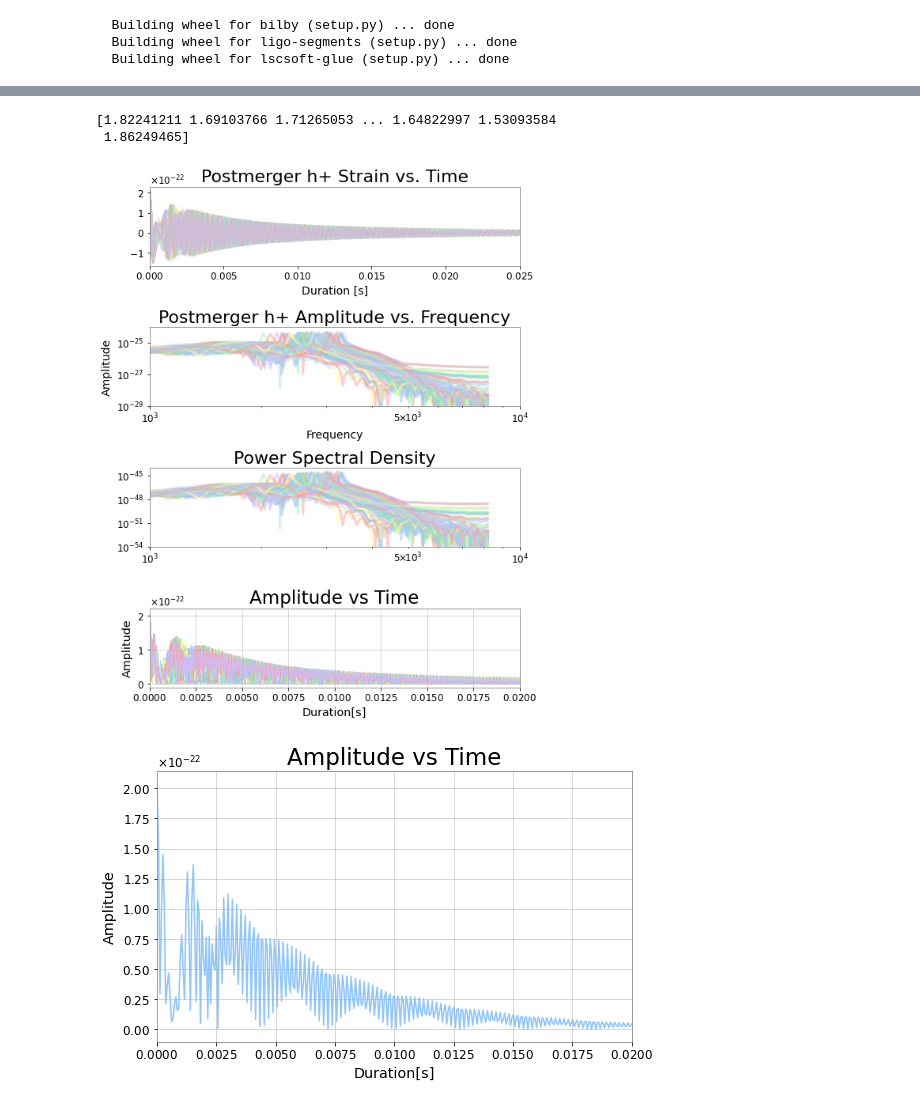
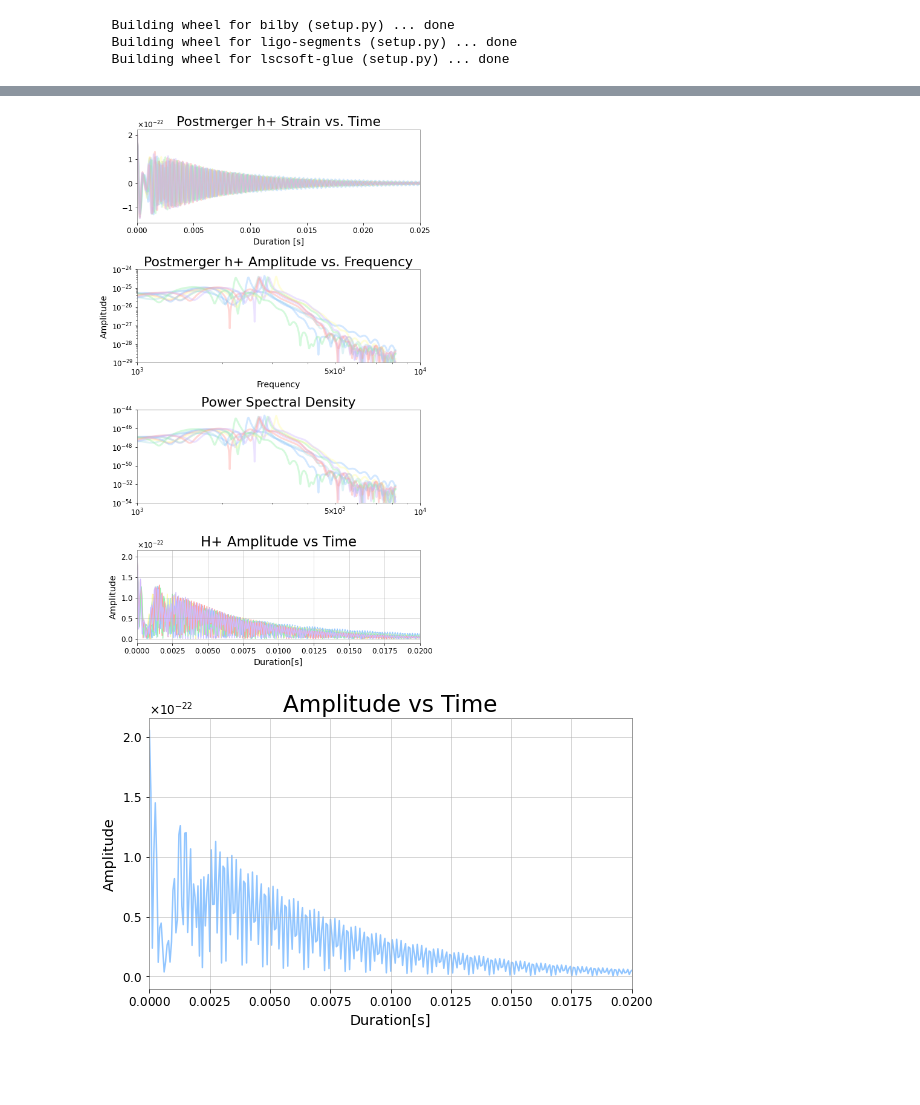
Before and after one commit to sherelene/bns_gw_gen, a Jupyter notebook: GW170817.ipynb, the cells around one changed output, grey strips where cells are left out. Drawn from its saved outputs; the diff is of its cells as text; code cells hidden in the pictures; blank space fills up the shorter version.

```diff
--- a/GW170817.ipynb
+++ b/GW170817.ipynb
@@ -29,4 +40,5 @@ Mounted at /content/drive/
 # %%
+#time of GW170817
 time_of_event = 1187008882.4
 
 post_trigger_duration =4
@@ -35,7 +47,8 @@ analysis_start = time_of_event + post_trigger_duration - duration
 
 # Use gwpy to fetch the open data
 H1_analysis_data = TimeSeries.fetch_open_data(
-    "H1", analysis_start, analysis_start + duration, sample_rate=4096*4, cache=True)
+    "H1", analysis_start, analysis_start + duration, sample_rate=4096*4,
+    cache=True)
 
 t = H1_analysis_data.times
 strain = H1_analysis_data.value
@@ -43,12 +56,12 @@ strain = H1_analysis_data.value
 # set the data properties coherently
 seglen = 8           # duration of the segment [s]
 srate  = 4096*4        # sampling rate [Hz]
-t_gps  = 0 # central value of GPS time
+t_gps  = 0 # central value of time
 f_max  = 1024*4
 f_min  = 20
 
-series = Series('time', strain, seglen=seglen, srate=srate, t_gps=t_gps, f_min=f_min, f_max=f_max)
-
+series = Series('time', strain, seglen=seglen, srate=srate, t_gps=t_gps,
+                f_min=f_min, f_max=f_max)
 
 from bajes.obs.gw import Waveform
 
@@ -74,26 +87,21 @@ ind = pnames.index('m1_detector_frame_Msun')
 
 m1_samples = np.array([samp[ind] for samp in posterior_samples[()]])
 
-print(m1_samples)
-
 #reading in mass 2 samples
 
 ind = pnames.index('m2_detector_frame_Msun')
 
 m2_samples = np.array([samp[ind] for samp in posterior_samples[()]])
 
-#Defining and printing lambda1 parameter
+#Defining lambda1 parameter
 
 ind = pnames.index('lambda1')
 
 lambda1_samples = np.array([samp[ind] for samp in posterior_samples[()]])
 
 
-#defining and printing lambda2 parameter
+#defining lambda2 parameter
 ind = pnames.index('lambda2')
 
 lambda2_samples = np.array([samp[ind] for samp in posterior_samples[()]])
-# %% [output]
-[1.82241211 1.69103766 1.71265053 ... 1.64822997 1.53093584
- 1.86249465]
 # %%
@@ -103,25 +112,22 @@ import pylab
 from pycbc import waveform
 from pycbc.types import TimeSeries as PTimeSeries, FrequencySeries
 # %%
-#using NRPM
+#GW170817 has array shape ~4000, chooses where in the array to start taking data
+arr_index = 2000
 
-#GW170817 has array shape ~4000, arr_index is choosing where in the array to start taking data
-arr_index = 105
 
 #declaration of variables for easy adjustment
 deltaT= 1./srate
-#c = "white"
-transparency = 0.5
+c = "white"
+transparency = 0.4
 lwidth= 3
-iterations= 100
+iterations= 10
 
-#make 3 subplots so all simulations could be grouped together
-#formatting all 3 subplots
+
+#make 4 subplots so all simulations could be grouped together
+#formatting all 4 subplots
 plt.style.use('seaborn-pastel')
-fig, (f1, f2, f3, f4) = plt.subplots(4, figsize=(8, 10))
-#f1.set_facecolor(c)
-#f2.set_facecolor(c)
-#f3.set_facecolor(c)
+fig, (f1, f2, f3, f4) = plt.subplots(4, figsize=(8, 13))
 
 #make simulations
 for num in range(iterations):
@@ -131,8 +137,9 @@ for num in range(iterations):
   lambda1= lambda1_samples[arr_index]
   lambda2= lambda2_samples[arr_index]
 #NRPM approx is fickle and does not work if lambda values are lower than 350
-#experimenting have found that sometimes it would work if a lambda1 = ~200 and lambda2 = >1000
-#however, for ease of use, I just set the values for both lambda values to be 350 or up
+#experimenting have found that sometimes it would work if a lambda1 = ~200 and
+#lambda2 = >1000 however, for ease of use, I just set the values for both lambda
+#values to be 350 or up
   while lambda1 <= 350.0 or lambda2 <=350.0:
     arr_index = arr_index + 1
     m1 = m1_samples[arr_index]
@@ -179,11 +186,12 @@ for num in range(iterations):
 
   f1.plot(series.times, hp, alpha= transparency, linewidth=3, label= None)
 
-  #makes plot of h+ amplitude vs frequency
-
-  #uses the pcybc way to get amp and freq by turning hp to a time series then a frequency series
+  #uses the pcybc way to get amp and freq by turning hp to a time series
+  #then a frequency series
   hp_ts = PTimeSeries(hp, delta_t=deltaT)
   hp_fs = hp_ts.to_frequencyseries(delta_f=0.125) #HP Frequency Series
+
+  #makes plot of h+ amplitude vs frequency
 
   f2.loglog(hp_fs.sample_frequencies, np.abs(hp_fs),
     lw=lwidth, alpha= transparency, label= None)
@@ -198,40 +206,45 @@ for num in range(iterations):
   f4.plot(series.times, np.abs(hp))
 
   #iterates arr_index for next simulation
   arr_index = arr_index + 1
 
 
-
 #formating our waveform graphs individually
 f1.set_title('Postmerger h+ Strain vs. Time', fontsize=22, loc='center')
 f1.set_xlabel('Duration [s]', fontsize=14)
-#f1.set_ylabel("Amplitude", fontsize=14)
 f1.set_xlim(0.00, t_gps+0.025)
+f1.set_facecolor(c)
 f1.grid(False)
 
 f2.set_title('Postmerger h+ Amplitude vs. Frequency', fontsize=22)
 f2.set_ylabel("Amplitude", fontsize=14)
 f2.set_xlabel("Frequency", fontsize=14)
 f2.set_xlim(xmin=1000, xmax=10000)
 f2.set_ylim(ymin=10**-29, ymax=10**-24)
+f2.set_facecolor(c)
 f2.grid(False)
-
 
 f3.set_title('Power Spectral Density', fontsize=22)
 f3.set_xlim(xmin=10**3, xmax=10**4)
 f3.set_ylim(ymin=10**-54, ymax=10**-44)
+f3.set_facecolor(c)
 f3.grid(False)
 
-f4.set_title("Amplitude vs Time", fontsize=23 )
+f4.set_title("H+ Amplitude vs Time", fontsize=23 )
 f4.set_xlabel("Duration[s]")
 f4.set_ylabel("Amplitude")
 f4.set_xlim(xmin=.0, xmax=0.02)
+f4.set_facecolor(c)
 
 plt.tight_layout()
-fig.savefig('/content/drive/MyDrive/Colab_Notebooks/GW170817/000d1.png')
+
+#saves the images
+fig.savefig('/content/drive/MyDrive/Colab_Notebooks/GW170817/f6.png')
 # %% [output]
-[figure, old version]
+[figure, new version]
 # %%
+#if you want to just plot a single amplitude vs time graph
+
 plt.rcParams["figure.figsize"] = (8,5)
 plt.plot(series.times, np.abs(hp))
 plt.title("Amplitude vs Time", fontsize=23 )
@@ -239,6 +252,6 @@ plt.xlabel("Duration[s]")
 plt.ylabel("Amplitude")
 plt.xlim(.0, 0.02)
 plt.tight_layout()
-plt.savefig('/content/drive/MyDrive/Colab_Notebooks/GW170817/amp.png')
+plt.savefig('/content/drive/MyDrive/Colab_Notebooks/GW170817/ampp9.png')
 # %% [output]
-[figure, old version]
+[figure, new version]
```
Also changed, not shown: parts of 6 cells of this notebook.
